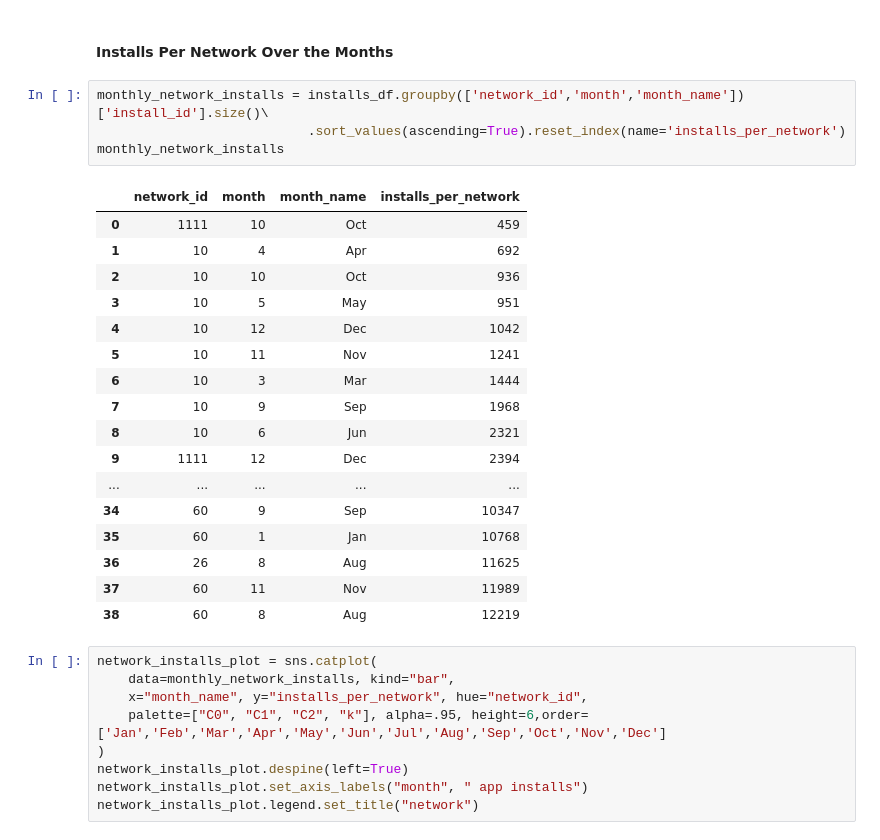
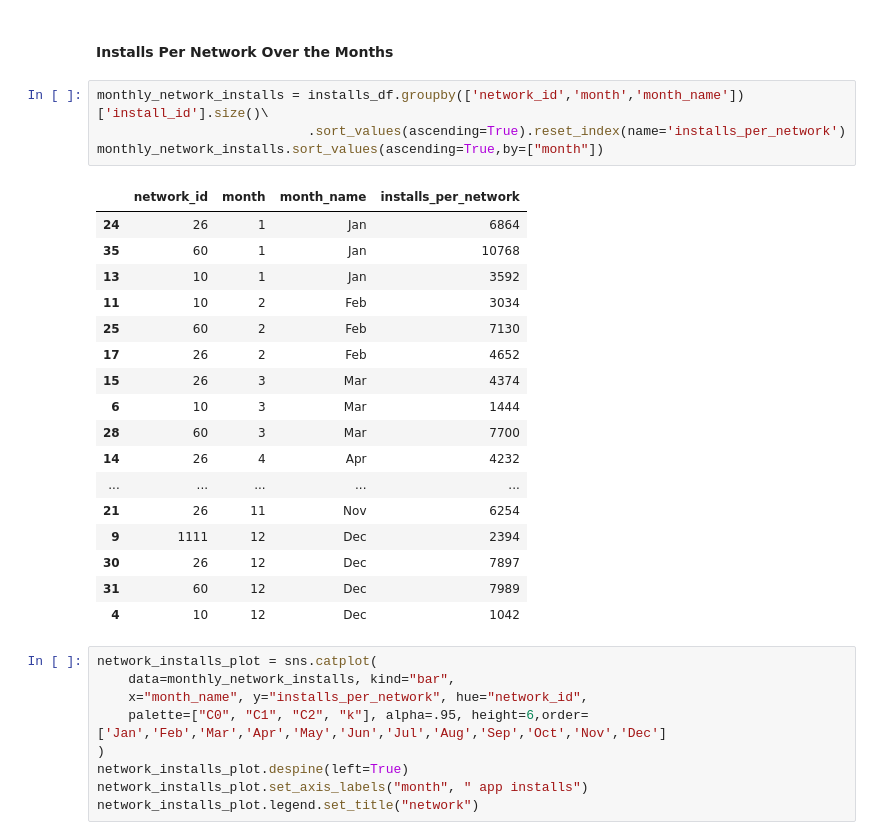
Before and after one commit to roshaan7zafar/JustDice, a Jupyter notebook: main.ipynb, the cells around one changed output. Drawn from its saved outputs; the diff is of its cells as text.

Commit message:
monthly installs

```diff
--- a/main.ipynb
+++ b/main.ipynb
@@ -35,25 +35,25 @@ installs_df.sample(10)
 # %%
 monthly_network_installs = installs_df.groupby(['network_id','month','month_name'])['install_id'].size()\
                            .sort_values(ascending=True).reset_index(name='installs_per_network')
-monthly_network_installs
+monthly_network_installs.sort_values(ascending=True,by=["month"])
 # %% [output]
 |  | network_id | month | month_name | installs_per_network |
-| 0 | 1111 | 10 | Oct | 459 |
-| 1 | 10 | 4 | Apr | 692 |
-| 2 | 10 | 10 | Oct | 936 |
-| 3 | 10 | 5 | May | 951 |
+| 24 | 26 | 1 | Jan | 6864 |
+| 35 | 60 | 1 | Jan | 10768 |
+| 13 | 10 | 1 | Jan | 3592 |
+| 11 | 10 | 2 | Feb | 3034 |
+| 25 | 60 | 2 | Feb | 7130 |
+| 17 | 26 | 2 | Feb | 4652 |
+| 15 | 26 | 3 | Mar | 4374 |
+| 6 | 10 | 3 | Mar | 1444 |
+| 28 | 60 | 3 | Mar | 7700 |
+| 14 | 26 | 4 | Apr | 4232 |
+| ... | ... | ... | ... | ... |
+| 21 | 26 | 11 | Nov | 6254 |
+| 9 | 1111 | 12 | Dec | 2394 |
+| 30 | 26 | 12 | Dec | 7897 |
+| 31 | 60 | 12 | Dec | 7989 |
 | 4 | 10 | 12 | Dec | 1042 |
-| 5 | 10 | 11 | Nov | 1241 |
-| 6 | 10 | 3 | Mar | 1444 |
-| 7 | 10 | 9 | Sep | 1968 |
-| 8 | 10 | 6 | Jun | 2321 |
-| 9 | 1111 | 12 | Dec | 2394 |
-| ... | ... | ... | ... | ... |
-| 34 | 60 | 9 | Sep | 10347 |
-| 35 | 60 | 1 | Jan | 10768 |
-| 36 | 26 | 8 | Aug | 11625 |
-| 37 | 60 | 11 | Nov | 11989 |
-| 38 | 60 | 8 | Aug | 12219 |
 # %%
 network_installs_plot = sns.catplot(
     data=monthly_network_installs, kind="bar",
```
Also changed, not shown: parts of 10 cells of this notebook.
